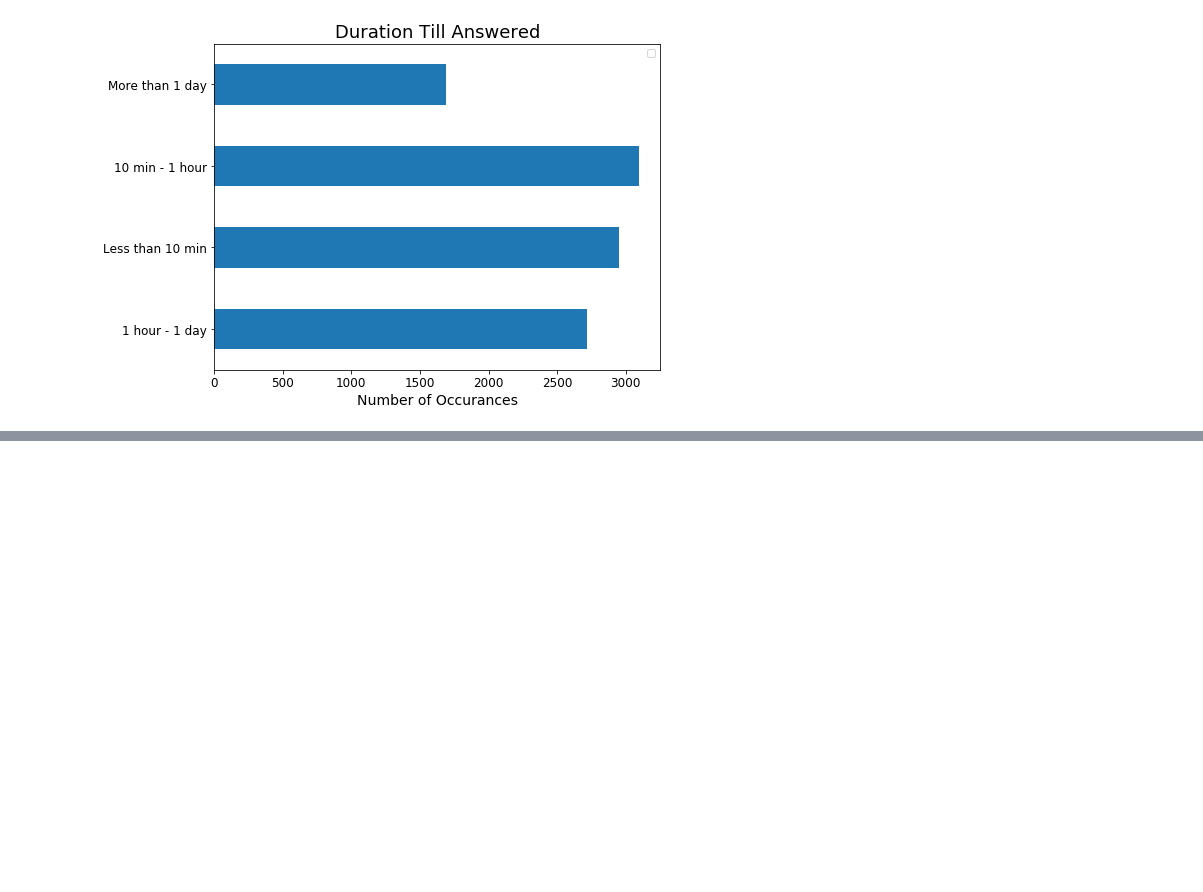
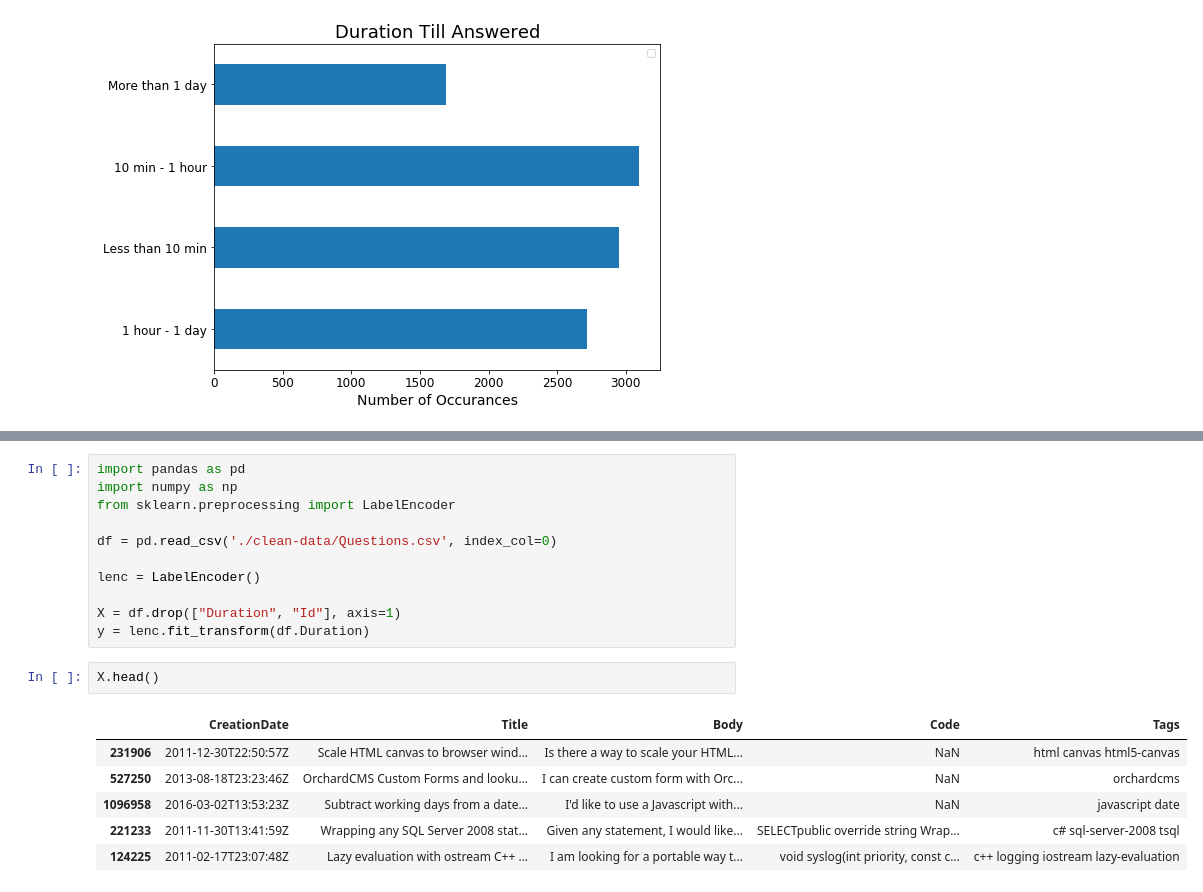
Before and after one commit to jakecarlson1/machine-learning-labs, a Jupyter notebook: Lab8/Lab 8 - Recurrent Neural Networks.ipynb, the cells around one changed output, grey strips where cells are left out. Saved outputs shown, nothing was run; the diff lists cells and outputs as text; blank space fills up the shorter version.

```diff
--- a/Lab8/Lab 8 - Recurrent Neural Networks.ipynb
+++ b/Lab8/Lab 8 - Recurrent Neural Networks.ipynb
@@ -80,0 +138,20 @@ plt.show()
+# %%
+import pandas as pd
+import numpy as np
+from sklearn.preprocessing import LabelEncoder
+
+df = pd.read_csv('./clean-data/Questions.csv', index_col=0)
+
+lenc = LabelEncoder()
+
+X = df.drop(["Duration", "Id"], axis=1)
+y = lenc.fit_transform(df.Duration)
+# %%
+X.head()
+# %% [output]
+|  | CreationDate | Title | Body | Code | Tags |
+| 231906 | 2011-12-30T22:50:57Z | Scale HTML canvas to browser wind... | Is there a way to scale your HTML... | NaN | html canvas html5-canvas |
+| 527250 | 2013-08-18T23:23:46Z | OrchardCMS Custom Forms and looku... | I can create custom form with Orc... | NaN | orchardcms |
+| 1096958 | 2016-03-02T13:53:23Z | Subtract working days from a date... | I'd like to use a Javascript with... | NaN | javascript date |
+| 221233 | 2011-11-30T13:41:59Z | Wrapping any SQL Server 2008 stat... | Given any statement, I would like... | SELECTpublic override string Wrap... | c# sql-server-2008 tsql |
+| 124225 | 2011-02-17T23:07:48Z | Lazy evaluation with ostream C++ ... | I am looking for a portable way t... | void syslog(int priority, const c... | c++ logging iostream lazy-evaluation |
```
Also changed, not shown: parts of 10 cells of this notebook.
